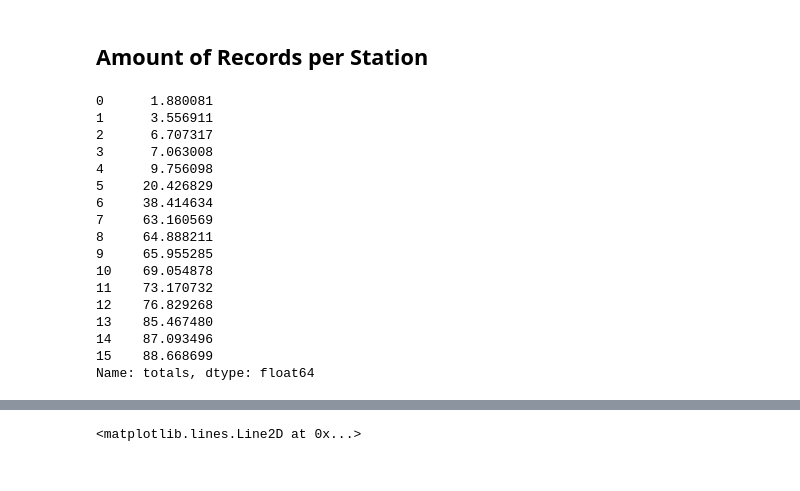
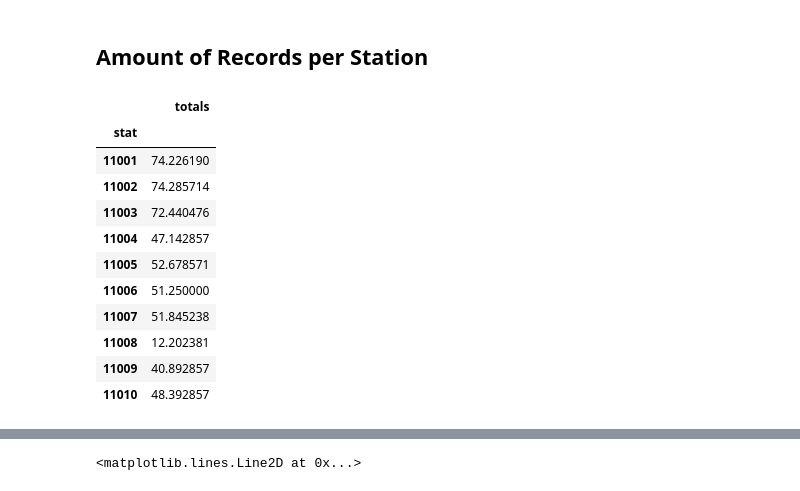
Before and after one commit to FranciscoRuiz04/NMS, a Jupyter notebook: analysis.ipynb, the cells around one changed output, grey strips where cells are left out. Cells and saved outputs as stored; diff of their text form; code cells hidden in the pictures.

```diff
--- a/analysis.ipynb
+++ b/analysis.ipynb
@@ -142,26 +159,23 @@ full
 # %%
 data = p_filtered[['stat', 'months_amount']].join(t_filtered[['months_amount']].add_suffix('_t')).join(tmin_filtered[['months_amount']].add_suffix('_tmin')).join(tmax_filtered[['months_amount']].add_suffix('_tmax'))
 
 new = data.groupby('stat').sum()
 new['totals'] = new.apply(lambda record: record.sum(), axis=1)
-full = new[['totals']].applymap(lambda value: value*100/1968)
-full['totals'].mode()
-# full
+full = new[['totals']].applymap(lambda value: value*100/1680)
+# full['totals'].mode()
+# full['totals'].std()
+
+full.head(10)
 # %% [output]
-0      1.880081
-1      3.556911
-2      6.707317
-3      7.063008
-4      9.756098
-5     20.426829
-6     38.414634
-7     63.160569
-8     64.888211
-9     65.955285
-10    69.054878
-11    73.170732
-12    76.829268
-13    85.467480
-14    87.093496
-15    88.668699
-Name: totals, dtype: float64
+|  | totals |
+| stat |  |
+| 11001 | 74.226190 |
+| 11002 | 74.285714 |
+| 11003 | 72.440476 |
+| 11004 | 47.142857 |
+| 11005 | 52.678571 |
+| 11006 | 51.250000 |
+| 11007 | 51.845238 |
+| 11008 | 12.202381 |
+| 11009 | 40.892857 |
+| 11010 | 48.392857 |
```
Also changed, not shown: parts of 14 cells of this notebook.
